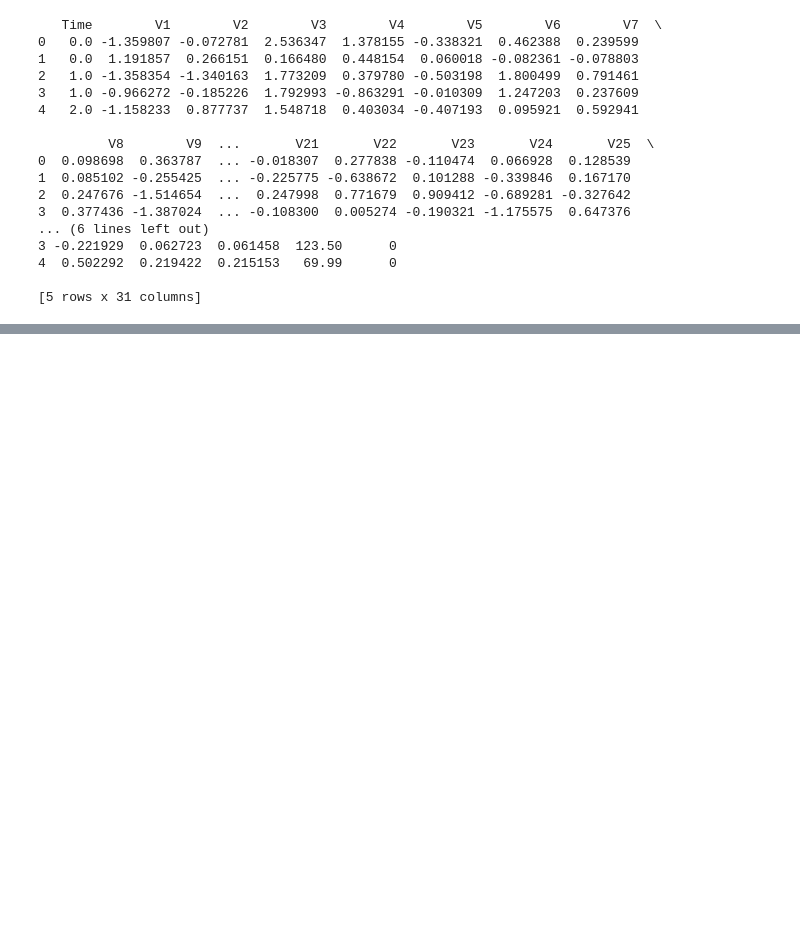
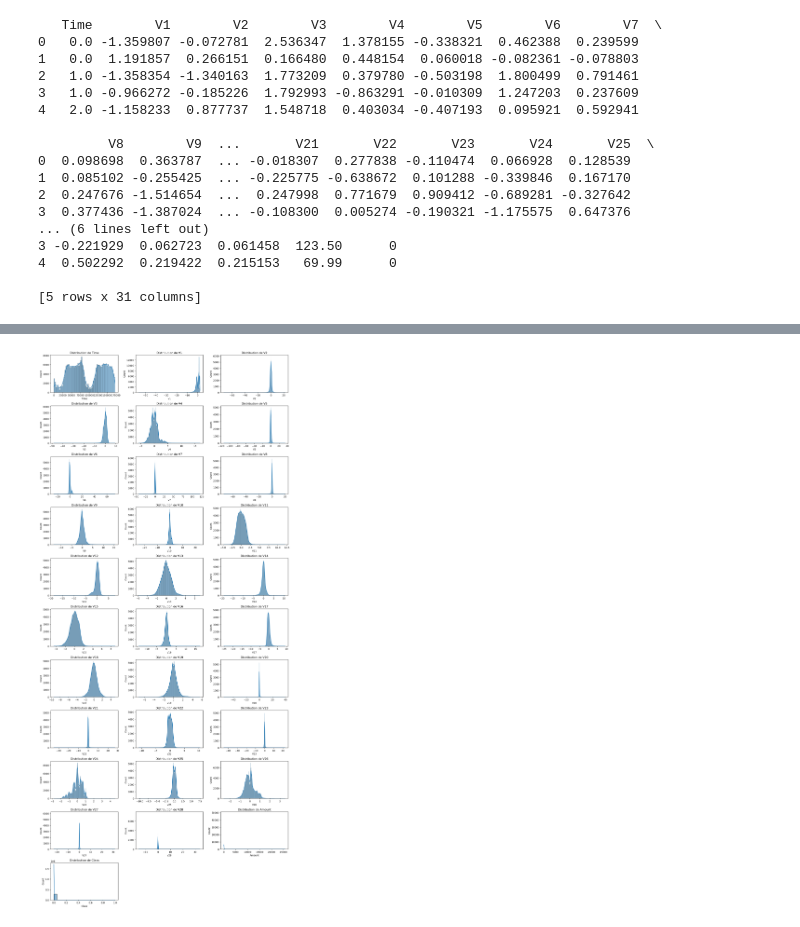
Before and after one commit to kyrandia325/detection-anomalies-aws-mlflow, a Jupyter notebook: notebooks/eda.ipynb, the cells around one changed output, grey strips where cells are left out. Cells and saved outputs as stored; diff of their text form; code cells hidden in the pictures; blank space fills up the shorter version.

```diff
--- a/notebooks/eda.ipynb
+++ b/notebooks/eda.ipynb
@@ -95,0 +153,30 @@ df.head()
+# %%
+import numpy as np
+import scipy.stats as stats
+import matplotlib.pyplot as plt
+import seaborn as sns
+
+# Sélectionner les colonnes numériques (hors labels comme 'Class' si présent)
+num_cols = df.select_dtypes(include=[np.number]).columns
+
+# Déterminer le nombre de lignes et colonnes pour les subplots
+n_cols = 3  # Fixe le nombre de colonnes à 3
+n_rows = int(np.ceil(len(num_cols) / n_cols))  # Calcule dynamiquement le nombre de lignes
+
+# Créer les subplots
+fig, axes = plt.subplots(n_rows, n_cols, figsize=(15, n_rows * 3))
+axes = axes.flatten()  # Aplatir la grille en 1D pour éviter les erreurs d'index
+
+# Boucle pour tracer les histogrammes
+for i, col in enumerate(num_cols):
+    sns.histplot(df[col], kde=True, ax=axes[i])
+    axes[i].set_title(f"Distribution de {col}")
+
+# Supprimer les subplots inutilisés s'il y en a
+for j in range(i + 1, len(axes)):
+    fig.delaxes(axes[j])
+
+plt.tight_layout()
+plt.show()
+# %% [output]
+[figure, added]
```
Also changed, not shown: parts of 42 cells of this notebook, 1 other file.
